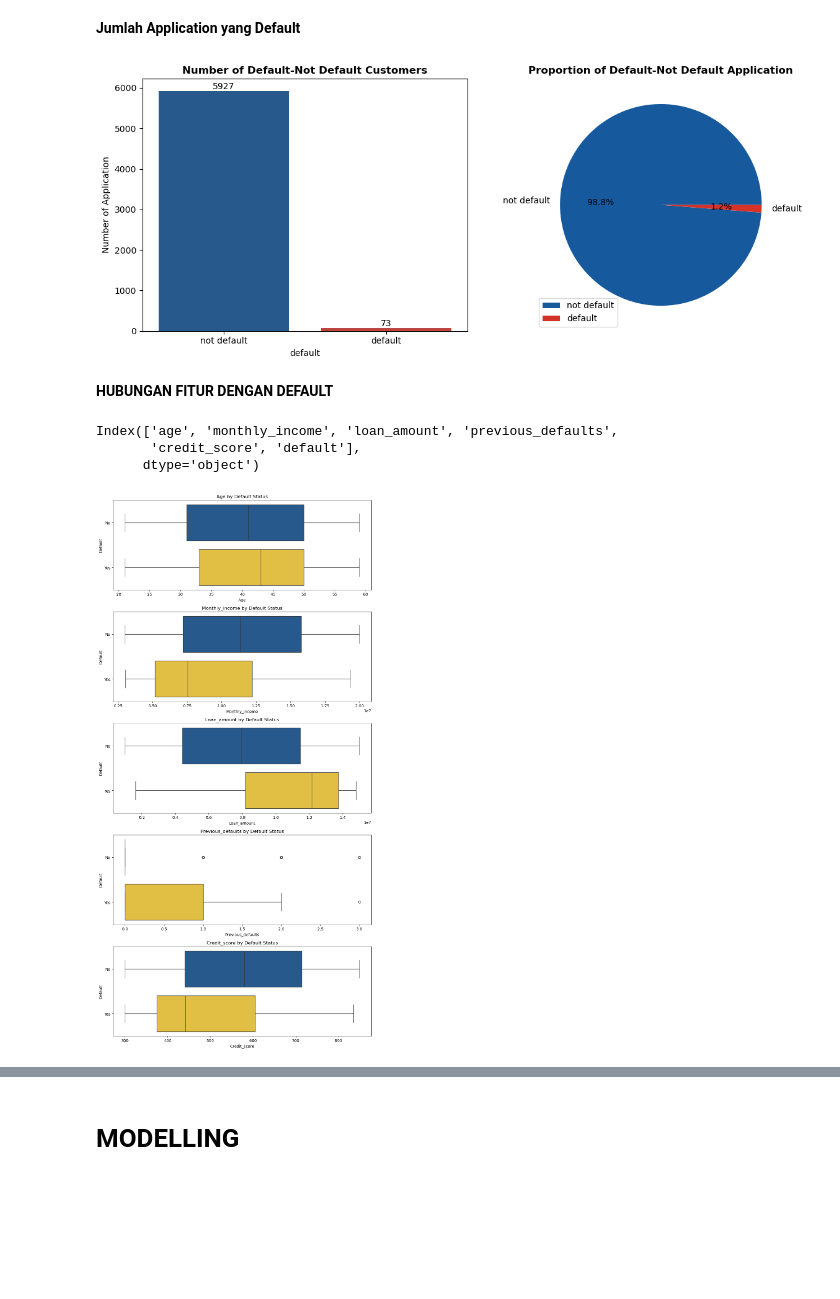
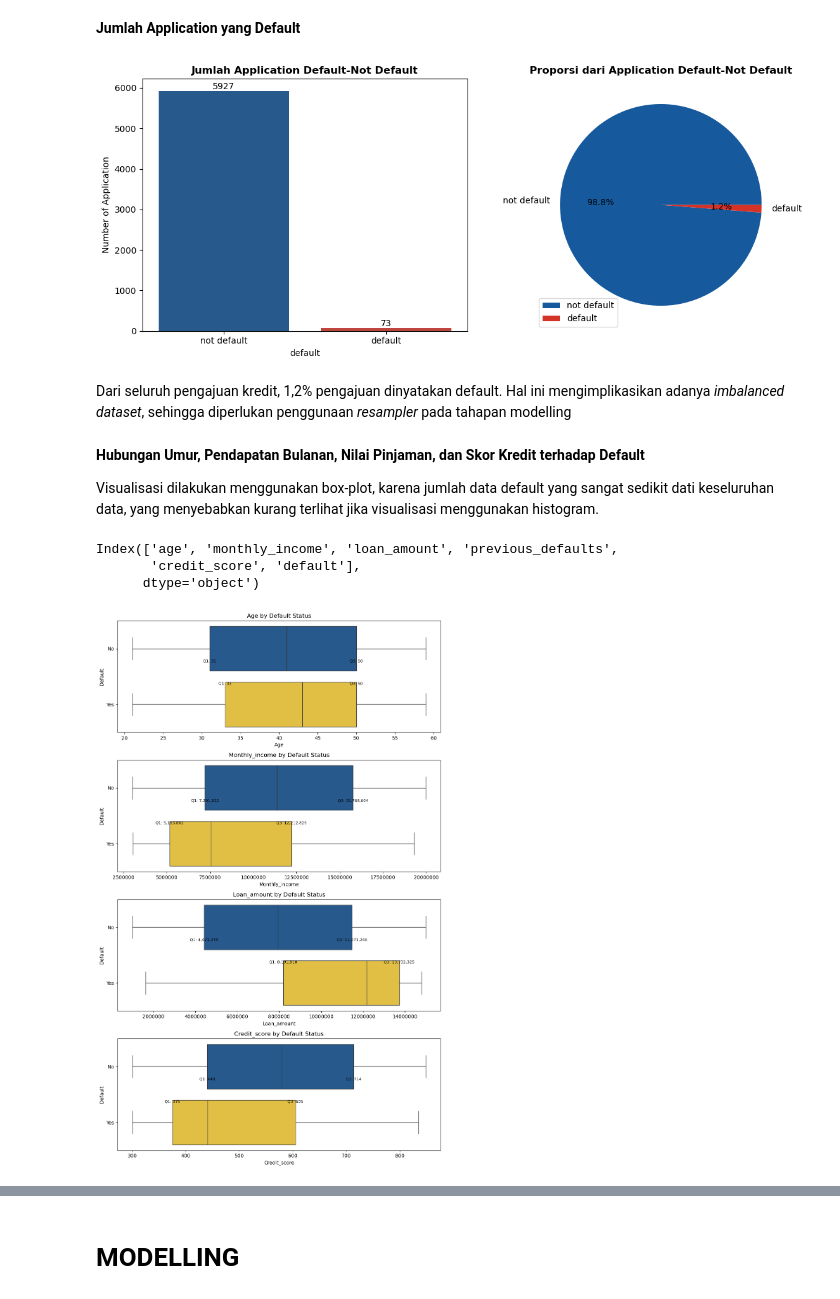
Before and after one commit to Angga-Sukma-Budi-Darmawan/ds-takehome, a Jupyter notebook: notebook/B_modelling.ipynb, the cells around one changed output, grey strips where cells are left out. Cells and saved outputs as stored; diff of their text form; code cells hidden in the pictures; blank space fills up the shorter version.

```diff
--- a/notebook/B_modelling.ipynb
+++ b/notebook/B_modelling.ipynb
@@ -86,4 +120,4 @@ df_clean = df.copy()
 # %%
-df_clean.drop(columns = ['leak_col_good', 'leak_col_subtle'], inplace=True)
+df_clean.drop(columns = ['leak_col_good', 'leak_col_subtle', 'application_id'], inplace=True)
 df_clean
 # %% [output]
@@ -138,10 +165,10 @@ Number of duplicate records found: 0
 # %%
-features = df_clean.select_dtypes(include='number').columns
+features = ['age', 'monthly_income', 'loan_amount', 'credit_score']
 rows = (len(features) // 2) + (len(features) % 2)
 cols = 2
 
 plt.figure(figsize=(cols * 5, rows * 4))
-plt.suptitle('Box Plot For Numeric Feature', fontsize=16, fontweight='bold', color='darkblue')
+plt.suptitle('Box Plot For Feature', fontsize=16, fontweight='bold', color='darkblue')
 
 colors = sns.color_palette("Blues", len(features))
 
@@ -194,15 +220,0 @@ plt.show()
-# %%
-from scipy.stats import normaltest
-
-for col in df_clean.select_dtypes(include='number').columns:
-    stat, p_value = normaltest(df_clean[col])
-    print(f"Kolom '{col}':")
-    print("p-value =", p_value)
-
-    # Interpretasi hasil tes
-    alpha = 0.05
-    if p_value > alpha:
-         print("Data is normally distributed (fail to reject H0)")
-    else:
-         print("Data is not normally distributed (reject H0)")
-    print()
@@ -229,4 +221,2 @@ Data is not normally distributed (reject H0)
 # %% [markdown]
 **CLEANED DATA**
-# %%
-df_clean.drop(columns = 'application_id', inplace=True)
@@ -254,7 +248,7 @@ df_clean
 plt.figure(figsize=(12,5))
 
 plt.subplot(1,2,1)
-plt.title('Number of Default-Not Default Customers', fontweight='bold')
+plt.title('Jumlah Application Default-Not Default', fontweight='bold')
 cntplot = sns.countplot(x=df_clean['default'], hue=df_clean['default'], palette=['#16599d', '#d53328'], legend=False)
 for p in cntplot.patches:
     if p.get_height() > 1:
@@ -263,16 +257,20 @@ plt.xticks(ticks=[0,1], labels=['not default', 'default'])
 plt.ylabel('Number of Application')
 
 plt.subplot(1,2,2)
-plt.title('Proportion of Default-Not Default Application', fontweight='bold')
+plt.title('Proporsi dari Application Default-Not Default', fontweight='bold')
 plt.pie(x=df_clean['default'].value_counts(), labels=df_clean['default'].value_counts().reset_index()['default'].map({0:'not default', 1:'default'}), autopct='%.1f%%', colors=['#16599d', '#d53328'])
 plt.legend(loc='lower left')
 
 plt.tight_layout()
 plt.show()
 # %% [output]
-[figure, old version]
+[figure, new version]
+# %% [markdown]
+Dari seluruh pengajuan kredit, 1,2% pengajuan dinyatakan default. Hal ini mengimplikasikan adanya *imbalanced dataset*, sehingga diperlukan penggunaan *resampler* pada tahapan modelling
 # %% [markdown]
-**HUBUNGAN FITUR DENGAN DEFAULT**
+**Hubungan Umur, Pendapatan Bulanan, Nilai Pinjaman, dan Skor Kredit terhadap Default**
+
+Visualisasi dilakukan menggunakan box-plot, karena jumlah data default yang sangat sedikit dati keseluruhan data, yang menyebabkan kurang terlihat jika visualisasi menggunakan histogram.
 # %%
 df_clean.columns
 # %% [output]
@@ -280,20 +278,37 @@ Index(['age', 'monthly_income', 'loan_amount', 'previous_defaults',
        'credit_score', 'default'],
       dtype='object')
 # %%
-feature_cols = ['age', 'monthly_income', 'loan_amount', 'previous_defaults', 'credit_score']
+from matplotlib.ticker import ScalarFormatter
+
+feature_cols = ['age', 'monthly_income', 'loan_amount', 'credit_score']
 
 plt.figure(figsize=(10, 4 * len(feature_cols)))
 
 for idx, col in enumerate(feature_cols):
     plt.subplot(len(feature_cols), 1, idx + 1)
-    sns.boxplot(data=df_clean, y='default', x=col, palette=['#16599d', '#fbcd2b'], orient='h')
+    ax = sns.boxplot(data=df_clean, y='default', x=col, palette=['#16599d', '#fbcd2b'], orient='h')
     plt.title(f'{col.capitalize()} by Default Status')
     plt.ylabel('Default')
     plt.xlabel(col.capitalize())
     plt.yticks([0, 1], ['No', 'Yes'])
 
+    # Nonaktifkan notasi ilmiah
+    ax.xaxis.set_major_formatter(ScalarFormatter(useMathText=False))
+    plt.ticklabel_format(style='plain', axis='x')
+
+    for y_val in [0, 1]:
+        subset = df_clean[df_clean['default'] == y_val][col]
+        q1 = subset.quantile(0.25)
+        q3 = subset.quantile(0.75)
+
+        offset = 0.25 if y_val == 0 else -0.35
+
+        # Anotasi Q1 dan Q3 dengan warna hitam
+        plt.annotate(f'Q1: {q1:,.0f}', xy=(q1, y_val + offset), ha='center', fontsize=8, color='black')
+        plt.annotate(f'Q3: {q3:,.0f}', xy=(q3, y_val + offset), ha='center', fontsize=8, color='black')
+
 plt.tight_layout()
 plt.show()
 # %% [output]
-[figure, old version]
+[figure, new version]
 # %% [markdown]
```
Also changed, not shown: parts of 68 cells of this notebook.
